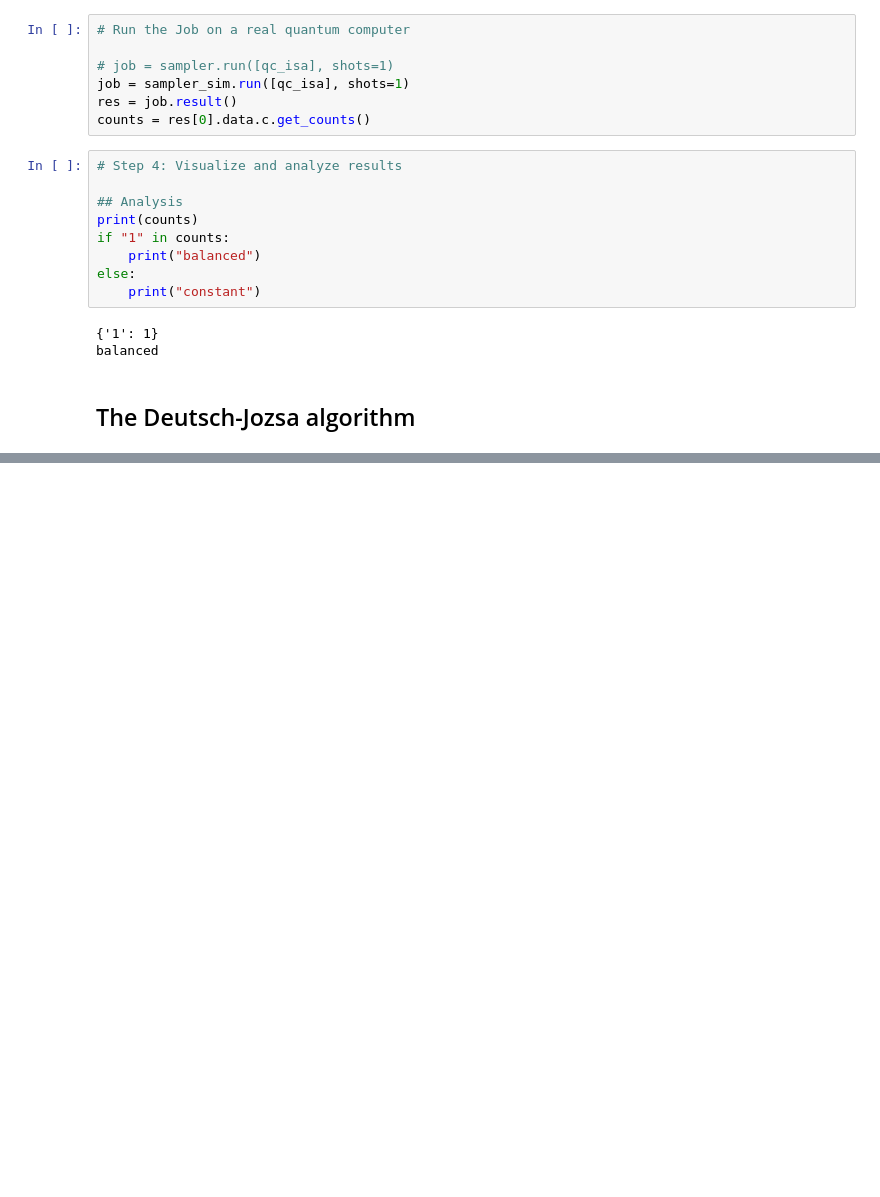
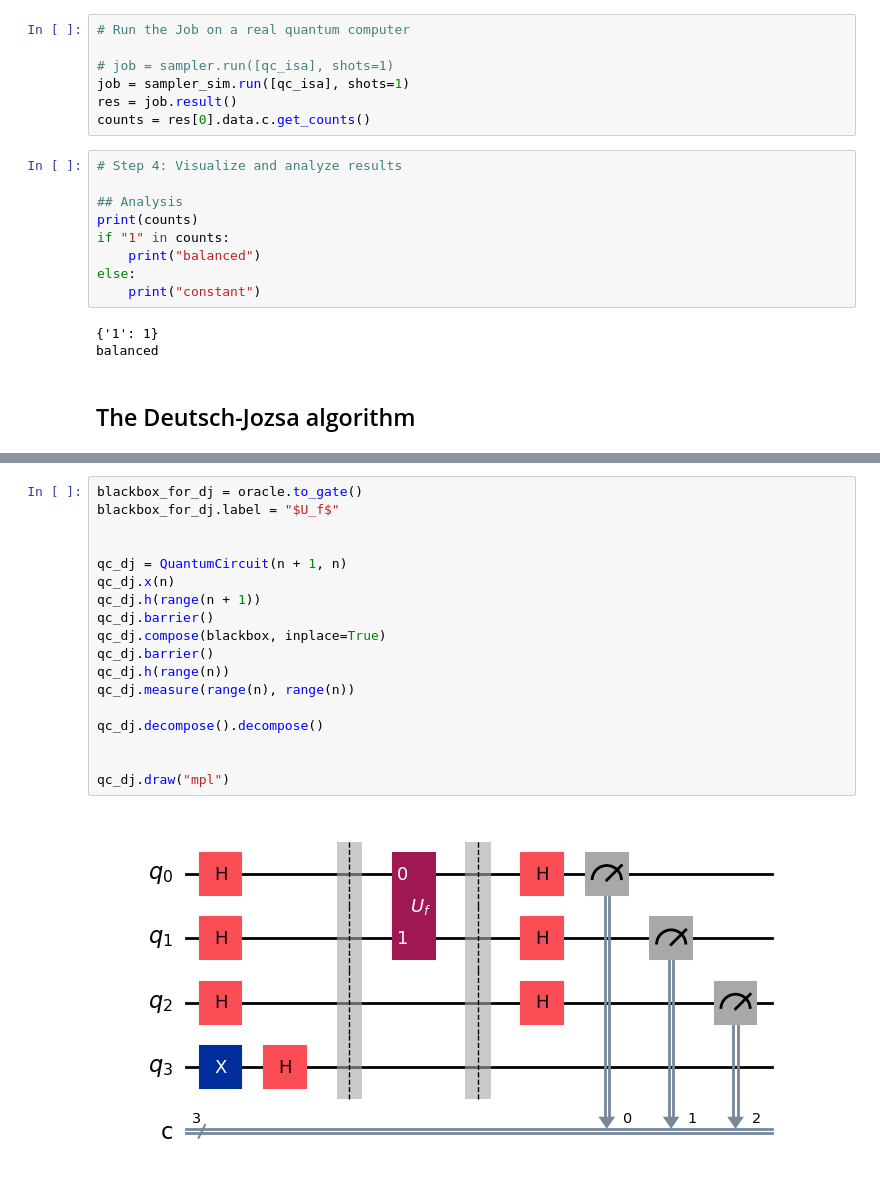
Before and after one commit to raopremrao/Learning-Qiskit-2, a Jupyter notebook: Qiskit in the Classroom/03_The Deutsch-Jozsa algorithm/The_Deutsch-Jozsa_Algorithm.ipynb, the cells around one changed output, grey strips where cells are left out. Drawn from its saved outputs; the diff is of its cells as text; blank space fills up the shorter version.

```diff
--- a/Qiskit in the Classroom/03_The Deutsch-Jozsa algorithm/The_Deutsch-Jozsa_Algorithm.ipynb
+++ b/Qiskit in the Classroom/03_The Deutsch-Jozsa algorithm/The_Deutsch-Jozsa_Algorithm.ipynb
@@ -208,0 +209,20 @@ display(oracle.draw("mpl"))
+# %%
+blackbox_for_dj = oracle.to_gate()
+blackbox_for_dj.label = "$U_f$"
+
+
+qc_dj = QuantumCircuit(n + 1, n)
+qc_dj.x(n)
+qc_dj.h(range(n + 1))
+qc_dj.barrier()
+qc_dj.compose(blackbox, inplace=True)
+qc_dj.barrier()
+qc_dj.h(range(n))
+qc_dj.measure(range(n), range(n))
+
+qc_dj.decompose().decompose()
+
+
+qc_dj.draw("mpl")
+# %% [output]
+[figure, added]
```
Also changed, not shown: parts of 7 cells of this notebook.
